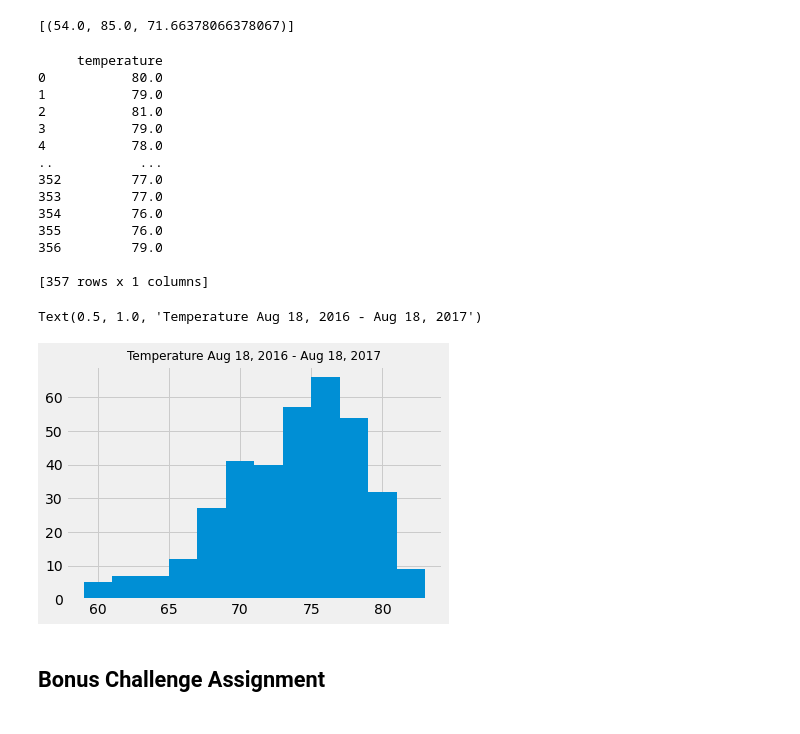
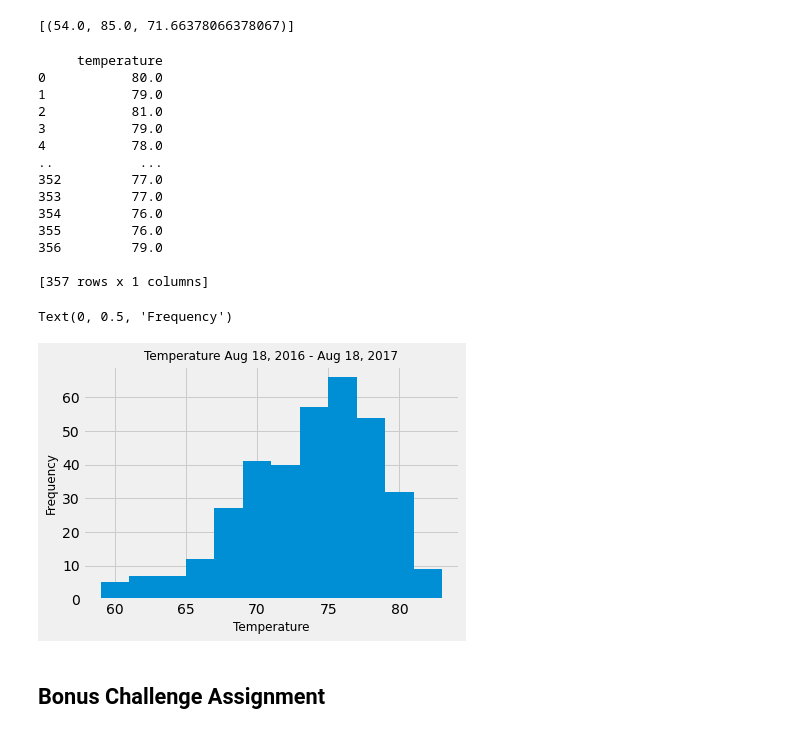
Before and after one commit to snejanab/sqlalchemy-challenge, a Jupyter notebook: weather_analysis.ipynb, the cells around one changed output. Cells and saved outputs as stored; diff of their text form; code cells hidden in the pictures.

Commit message:
2nd Submission with updated graph label

```diff
--- a/weather_analysis.ipynb
+++ b/weather_analysis.ipynb
@@ -140,35 +141,37 @@ session.query(Measurement.station, func.count(Measurement.tobs)).group_by(Measur
 # Calculate the date 1 year ago from the last data point in the database
 prev_year = dt.date(2017, 8, 18) - dt.timedelta(days=365)
 
 # Perform a query to retrieve the temperature for the most active station
 results = session.query(Measurement.tobs).filter(Measurement.date >= prev_year).filter(Measurement.station=='USC00519281').all()
 
 # Save the query results as a Pandas DataFrame
 
 df = pd.DataFrame(results, columns=['temperature'])
 print(df)
 
 # Plot the results as a histogram
 
 df.hist(bins=12)
 plt.title('Temperature Aug 18, 2016 - Aug 18, 2017', fontsize=12)
+plt.xlabel('Temperature', fontsize=12)
+plt.ylabel('Frequency', fontsize=12)
 # %% [output]
      temperature
 0           80.0
 1           79.0
 2           81.0
 3           79.0
 4           78.0
 ..           ...
 352         77.0
 353         77.0
 354         76.0
 355         76.0
 356         79.0
 
 [357 rows x 1 columns]
-Text(0.5, 1.0, 'Temperature Aug 18, 2016 - Aug 18, 2017')
+Text(0, 0.5, 'Frequency')
-[figure, old version]
+[figure, new version]
 # %% [markdown]
 ## Bonus Challenge Assignment
 # %%
```
Also changed, not shown: parts of 1 cell of this notebook.
